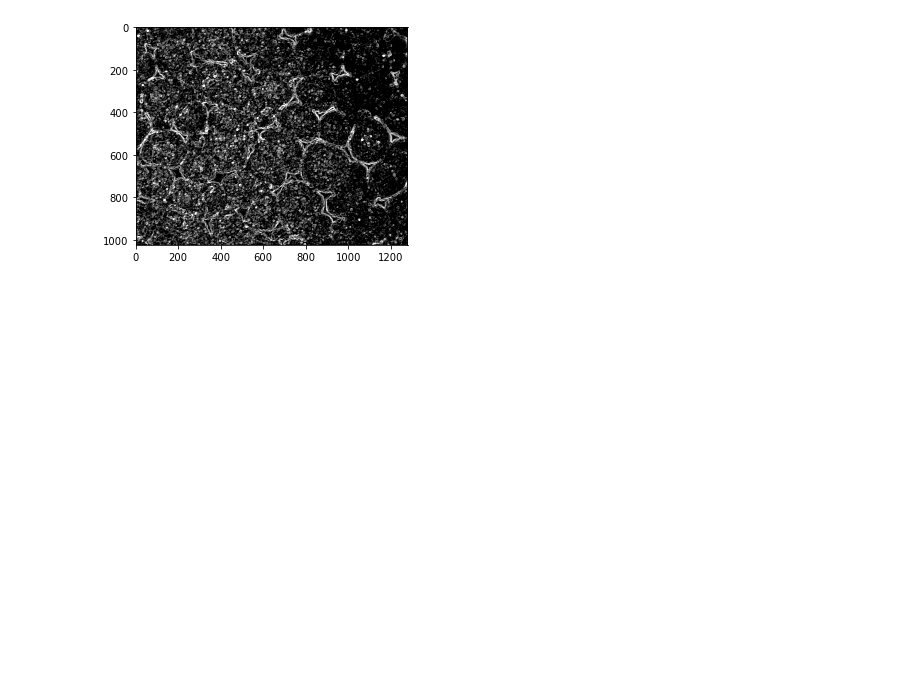
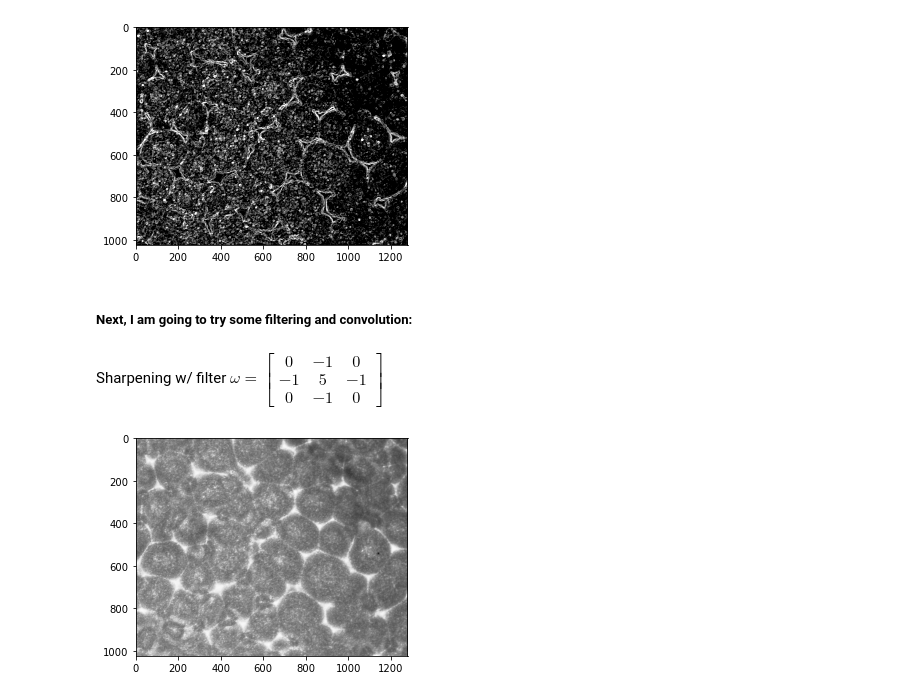
Before and after one commit to johnmays/convection-cell-research, a Jupyter notebook: image_processing/early_analysis.ipynb, the cells around one changed output. Cells and saved outputs as stored; diff of their text form; code cells hidden in the pictures; blank space fills up the shorter version.

Commit message:
did some filtering... on to learning?

```diff
--- a/image_processing/early_analysis.ipynb
+++ b/image_processing/early_analysis.ipynb
@@ -56,3 +56,16 @@ plt.imshow(neighbor_difference_image, cmap='Greys_r', clim=(0.1,0.3));
 plt.imshow(neighbor_difference_image, cmap='Greys_r', clim=(0.1,0.5));
 # %% [output]
 [figure]
+# %% [markdown]
+##### Next, I am going to try some filtering and convolution:
+# %% [markdown]
+Sharpening w/ filter $\omega = \begin{bmatrix}0&-1&0\\-1&5&-1\\0&-1&0\end{bmatrix}$
+# %%
+sharp_kernel = np.array(
+    [[0, -1,  0],
+    [-1,  5, -1],
+    [0, -1,  0]])
+sharp_image = cv2.filter2D(src=image, ddepth=-1, kernel=sharp_kernel)
+plt.imshow(sharp_image, cmap='Greys_r');
+# %% [output]
+[figure, added]
```
Also changed, not shown: parts of 7 cells of this notebook, 1 other file.
